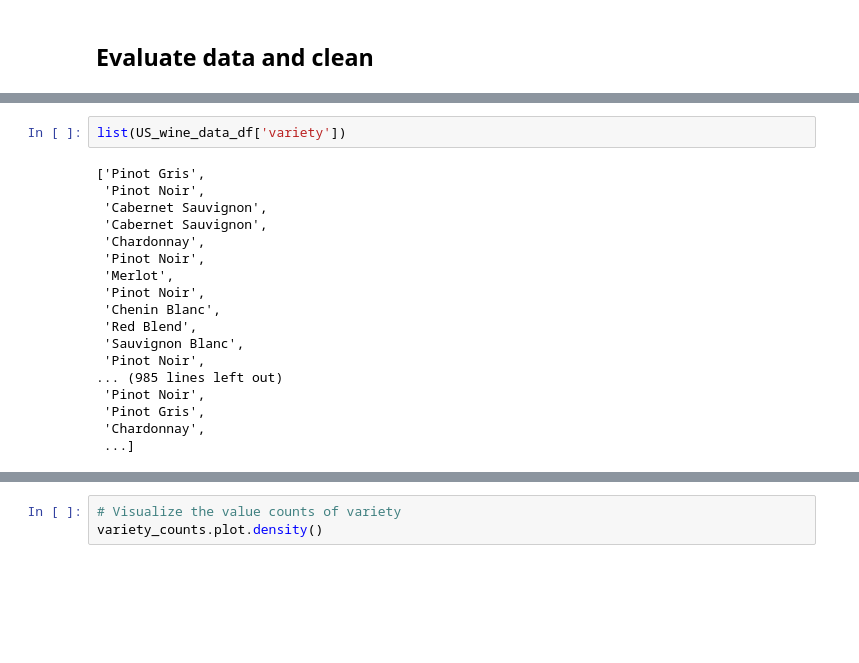
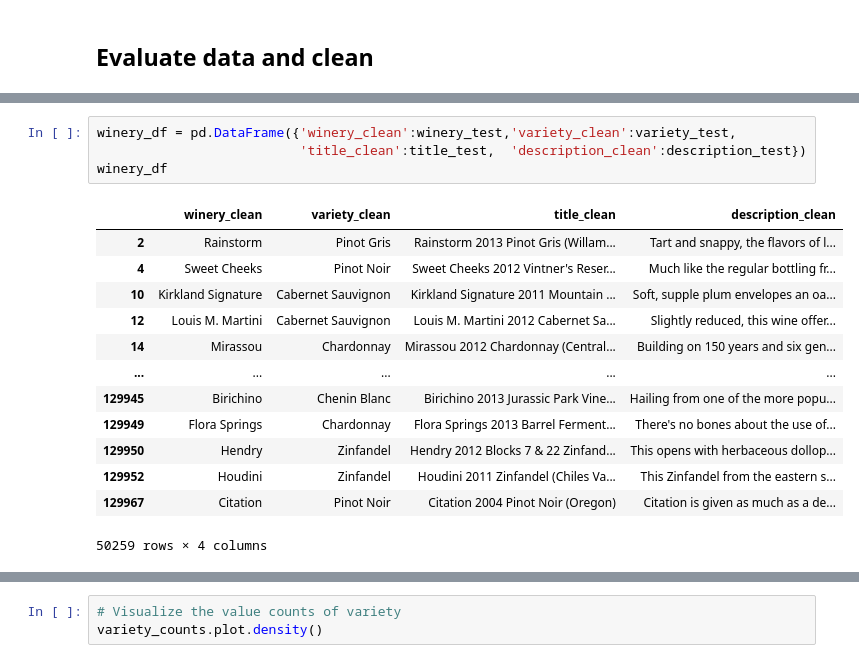
Before and after one commit to rkaysen63/Wine_Enthusiasts, a Jupyter notebook: Juhi/wine_cleaning.ipynb, the cells around one changed output, grey strips where cells are left out. Drawn from its saved outputs; the diff is of its cells as text; blank space fills up the shorter version.

```diff
--- a/Juhi/wine_cleaning.ipynb
+++ b/Juhi/wine_cleaning.ipynb
@@ -78,20 +63,18 @@ US_wine_data_df
-# %%
-list(US_wine_data_df['variety'])
-# %% [output]
-['Pinot Gris',
- 'Pinot Noir',
- 'Cabernet Sauvignon',
- 'Cabernet Sauvignon',
- 'Chardonnay',
- 'Pinot Noir',
- 'Merlot',
- 'Pinot Noir',
- 'Chenin Blanc',
- 'Red Blend',
- 'Sauvignon Blanc',
- 'Pinot Noir',
-... (985 lines left out)
- 'Pinot Noir',
- 'Pinot Gris',
- 'Chardonnay',
- ...]
+# %%
+winery_df = pd.DataFrame({'winery_clean':winery_test,'variety_clean':variety_test,
+                          'title_clean':title_test,  'description_clean':description_test})
+winery_df
+# %% [output]
+|  | winery_clean | variety_clean | title_clean | description_clean |
+| 2 | Rainstorm | Pinot Gris | Rainstorm 2013 Pinot Gris (Willam... | Tart and snappy, the flavors of l... |
+| 4 | Sweet Cheeks | Pinot Noir | Sweet Cheeks 2012 Vintner's Reser... | Much like the regular bottling fr... |
+| 10 | Kirkland Signature | Cabernet Sauvignon | Kirkland Signature 2011 Mountain ... | Soft, supple plum envelopes an oa... |
+| 12 | Louis M. Martini | Cabernet Sauvignon | Louis M. Martini 2012 Cabernet Sa... | Slightly reduced, this wine offer... |
+| 14 | Mirassou | Chardonnay | Mirassou 2012 Chardonnay (Central... | Building on 150 years and six gen... |
+| ... | ... | ... | ... | ... |
+| 129945 | Birichino | Chenin Blanc | Birichino 2013 Jurassic Park Vine... | Hailing from one of the more popu... |
+| 129949 | Flora Springs | Chardonnay | Flora Springs 2013 Barrel Ferment... | There's no bones about the use of... |
+| 129950 | Hendry | Zinfandel | Hendry 2012 Blocks 7 & 22 Zinfand... | This opens with herbaceous dollop... |
+| 129952 | Houdini | Zinfandel | Houdini 2011 Zinfandel (Chiles Va... | This Zinfandel from the eastern s... |
+| 129967 | Citation | Pinot Noir | Citation 2004 Pinot Noir (Oregon) | Citation is given as much as a de... |
+50259 rows × 4 columns
```
Also changed, not shown: parts of 20 cells of this notebook.
